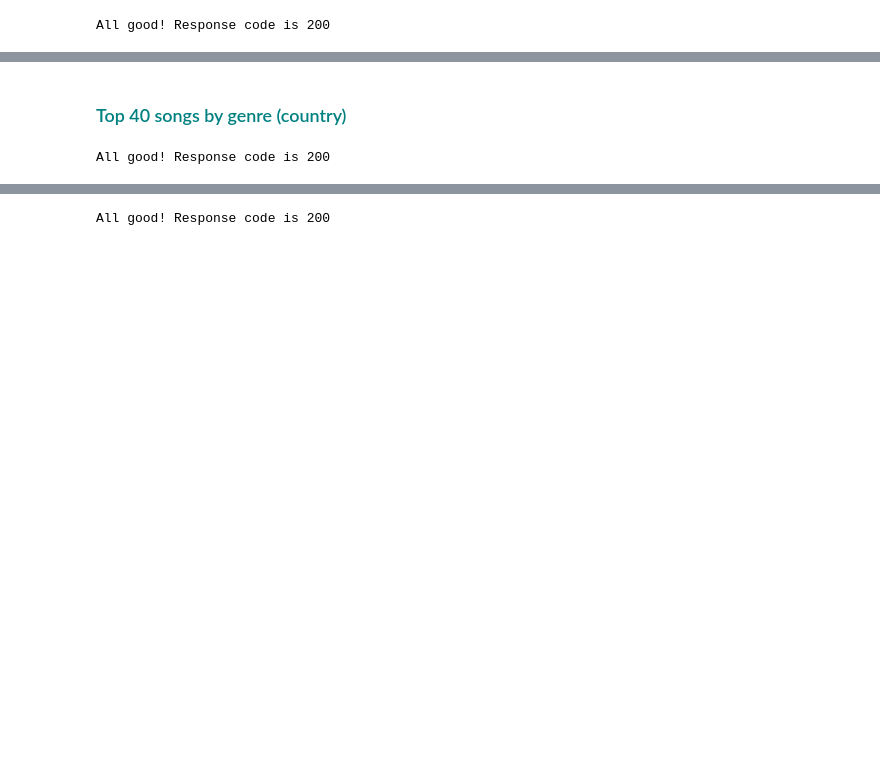
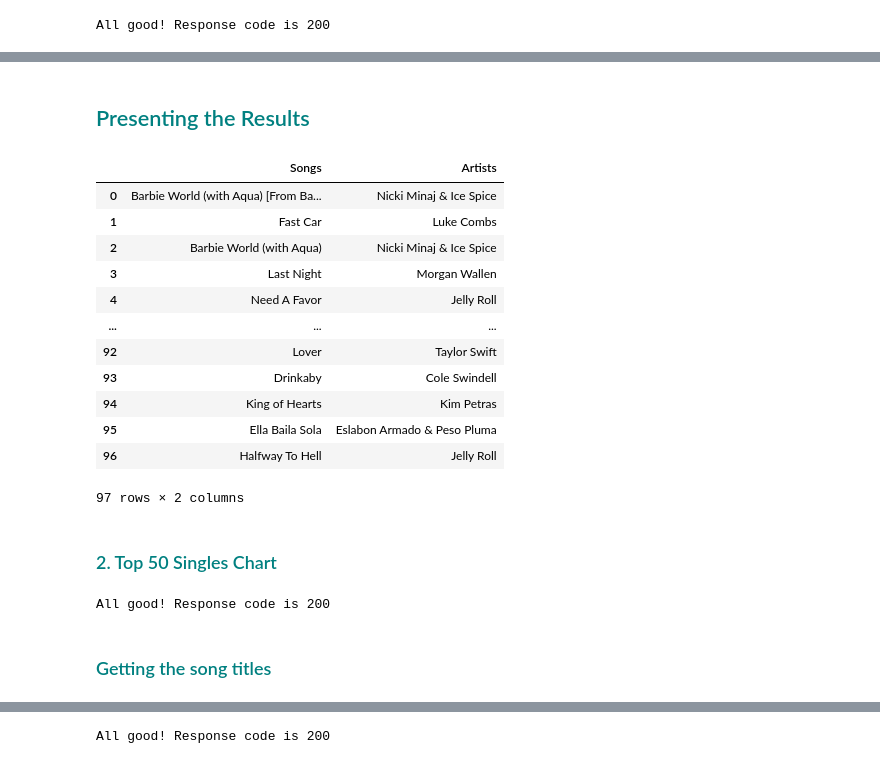
Before and after one commit to isi-mube/Iron-Labs, a Jupyter notebook: unit_8_py/lab-web-scraping-multiple-pages/imb_solution.ipynb, the cells around one changed output, grey strips where cells are left out. Drawn from its saved outputs; the diff is of its cells as text; code cells hidden in the pictures; blank space fills up the shorter version.

```diff
--- a/unit_8_py/lab-web-scraping-multiple-pages/imb_solution.ipynb
+++ b/unit_8_py/lab-web-scraping-multiple-pages/imb_solution.ipynb
@@ -41,7 +41,6 @@ def get_soup(link):
 # %%
-# Web scraping Dave´s music database
-decade_link = "https://davesmusicdatabase.blogspot.com/2012/04/top-songs-by-decade-1900-present.html"
+itunes_link = "https://www.popvortex.com/music/charts/top-100-songs.php"
 # %%
-soup = get_soup(decade_link)
+soup = get_soup(itunes_link)
 # %% [output]
 All good! Response code is 200
@@ -47,0 +49,5 @@ All good! Response code is 200
+# %%
+song1 = soup.find_all("cite", attrs={"class": "title"})
+s1_names = [tag.get_text() for tag in song1]
+s1_df = pd.DataFrame(s1_names, columns=["Songs"])
+print(s1_df)
@@ -48,2 +73,5 @@ All good! Response code is 200
 # %%
-artist_name = soup.find_all("p")
+artist1 = soup.find_all("em", attrs={"class": "artist"})
+a1_names = [tag.get_text() for tag in artist1]
+a1_df = pd.DataFrame(a1_names, columns=["Artists"])
+print(a1_df)
@@ -53,3 +93,23 @@ p_tag = a_tag.find_next('p')  # get the next <p> tag
+# %% [markdown]
+<h2 style="color: #008080;">Presenting the Results</h2>
+# %%
+# We do a final dataframe, concatenating the songs and artists
+df = pd.concat([s1_df, a1_df], axis=1)
+df
+# %% [output]
+|  | Songs | Artists |
+| 0 | Barbie World (with Aqua) [From Ba... | Nicki Minaj & Ice Spice |
+| 1 | Fast Car | Luke Combs |
+| 2 | Barbie World (with Aqua) | Nicki Minaj & Ice Spice |
+| 3 | Last Night | Morgan Wallen |
+| 4 | Need A Favor | Jelly Roll |
+| ... | ... | ... |
+| 92 | Lover | Taylor Swift |
+| 93 | Drinkaby | Cole Swindell |
+| 94 | King of Hearts | Kim Petras |
+| 95 | Ella Baila Sola | Eslabon Armado & Peso Pluma |
+| 96 | Halfway To Hell | Jelly Roll |
+97 rows × 2 columns
 # %% [markdown]
-<h3 style="color: #008080;">Top 40 songs by genre (country)</h3>
+<h3 style="color: #008080;">2. Top 50 Singles Chart</h3>
 # %%
@@ -60,2 +119,4 @@ error_404(genre_link)
 # %% [output]
 All good! Response code is 200
+# %% [markdown]
+<h3 style="color: #008080;">Getting the song titles</h3>
```
Also changed, not shown: parts of 21 cells of this notebook, 1 other file.
